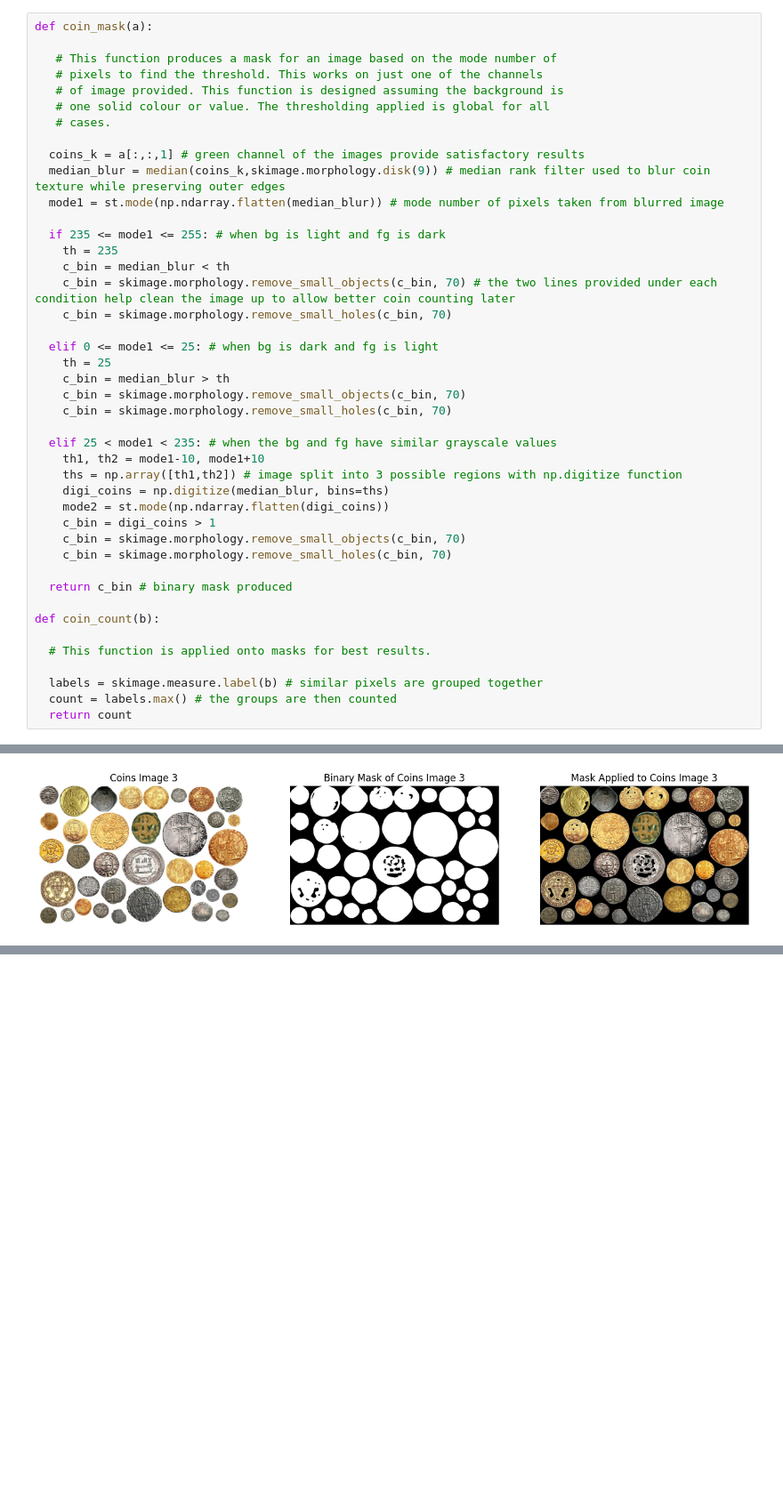
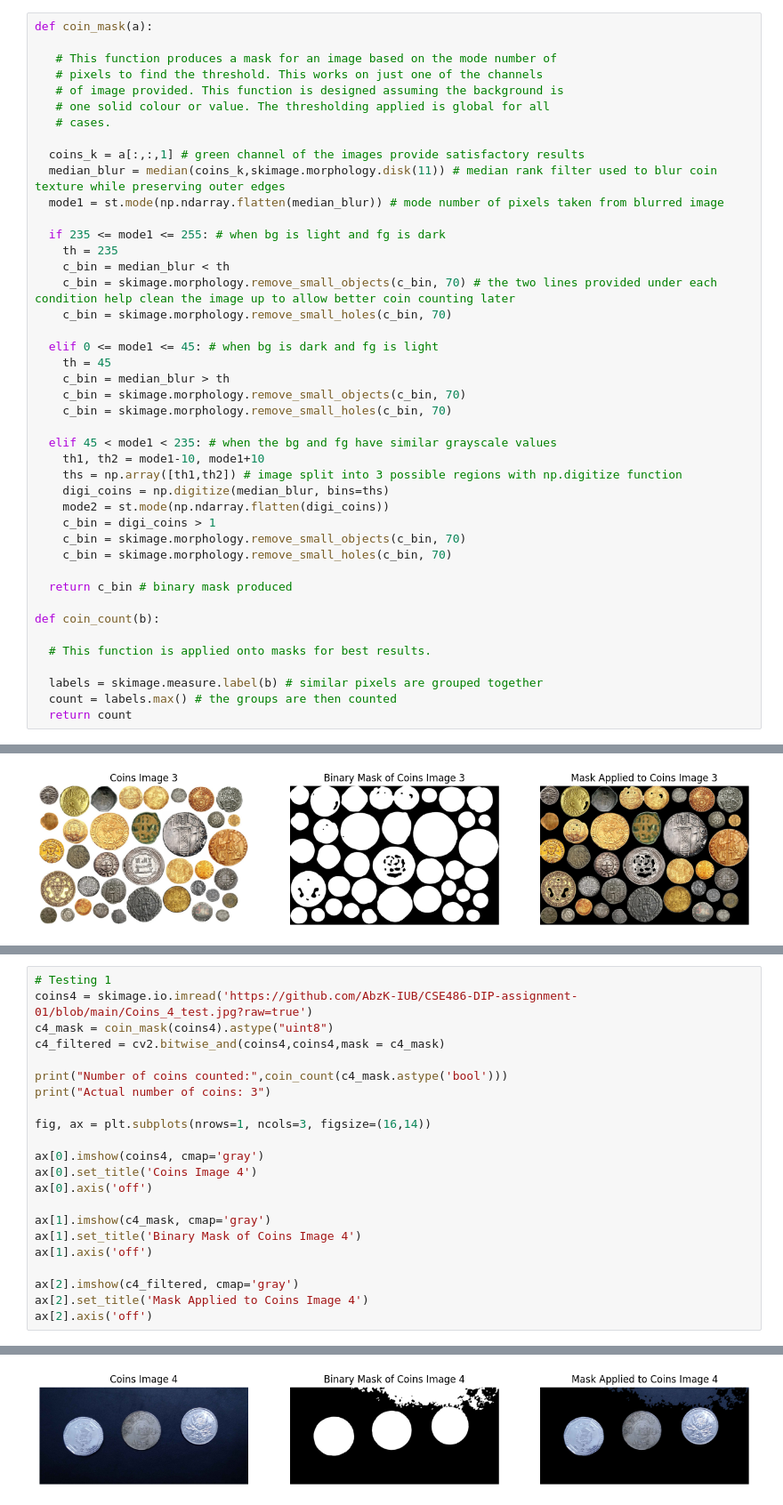
Before and after one commit to AbzK-IUB/CSE486-DIP-assignment-01, a Jupyter notebook: CSE486_DIP_Assignment_01.ipynb, the cells around one changed output, grey strips where cells are left out. Shown at 89% size. Cells and saved outputs as stored; diff of their text form; blank space fills up the shorter version.

```diff
--- a/CSE486_DIP_Assignment_01.ipynb
+++ b/CSE486_DIP_Assignment_01.ipynb
@@ -36,7 +36,7 @@ def coin_mask(a):
    # cases.
 
   coins_k = a[:,:,1] # green channel of the images provide satisfactory results
-  median_blur = median(coins_k,skimage.morphology.disk(9)) # median rank filter used to blur coin texture while preserving outer edges
+  median_blur = median(coins_k,skimage.morphology.disk(11)) # median rank filter used to blur coin texture while preserving outer edges
   mode1 = st.mode(np.ndarray.flatten(median_blur)) # mode number of pixels taken from blurred image
 
   if 235 <= mode1 <= 255: # when bg is light and fg is dark
@@ -45,13 +45,13 @@ def coin_mask(a):
     c_bin = skimage.morphology.remove_small_objects(c_bin, 70) # the two lines provided under each condition help clean the image up to allow better coin counting later
     c_bin = skimage.morphology.remove_small_holes(c_bin, 70)
 
-  elif 0 <= mode1 <= 25: # when bg is dark and fg is light
-    th = 25
+  elif 0 <= mode1 <= 45: # when bg is dark and fg is light
+    th = 45
     c_bin = median_blur > th
     c_bin = skimage.morphology.remove_small_objects(c_bin, 70)
     c_bin = skimage.morphology.remove_small_holes(c_bin, 70)
 
-  elif 25 < mode1 < 235: # when the bg and fg have similar grayscale values
+  elif 45 < mode1 < 235: # when the bg and fg have similar grayscale values
     th1, th2 = mode1-10, mode1+10
     ths = np.array([th1,th2]) # image split into 3 possible regions with np.digitize function
     digi_coins = np.digitize(median_blur, bins=ths)
@@ -155,0 +158,23 @@ Actual number of coins: 38
+# %%
+# Testing 1
+coins4 = skimage.io.imread('https://github.com/AbzK-IUB/CSE486-DIP-assignment-01/blob/main/Coins_4_test.jpg?raw=true')
+c4_mask = coin_mask(coins4).astype("uint8")
+c4_filtered = cv2.bitwise_and(coins4,coins4,mask = c4_mask)
+
+print("Number of coins counted:",coin_count(c4_mask.astype('bool')))
+print("Actual number of coins: 3")
+
+fig, ax = plt.subplots(nrows=1, ncols=3, figsize=(16,14))
+
+ax[0].imshow(coins4, cmap='gray')
+ax[0].set_title('Coins Image 4')
+ax[0].axis('off')
+
+ax[1].imshow(c4_mask, cmap='gray')
+ax[1].set_title('Binary Mask of Coins Image 4')
+ax[1].axis('off')
+
+ax[2].imshow(c4_filtered, cmap='gray')
+ax[2].set_title('Mask Applied to Coins Image 4')
+ax[2].axis('off')
+# %% [output]
@@ -155,0 +184 @@ Actual number of coins: 38
+[figure, added]
```
Also changed, not shown: parts of 4 cells of this notebook.
